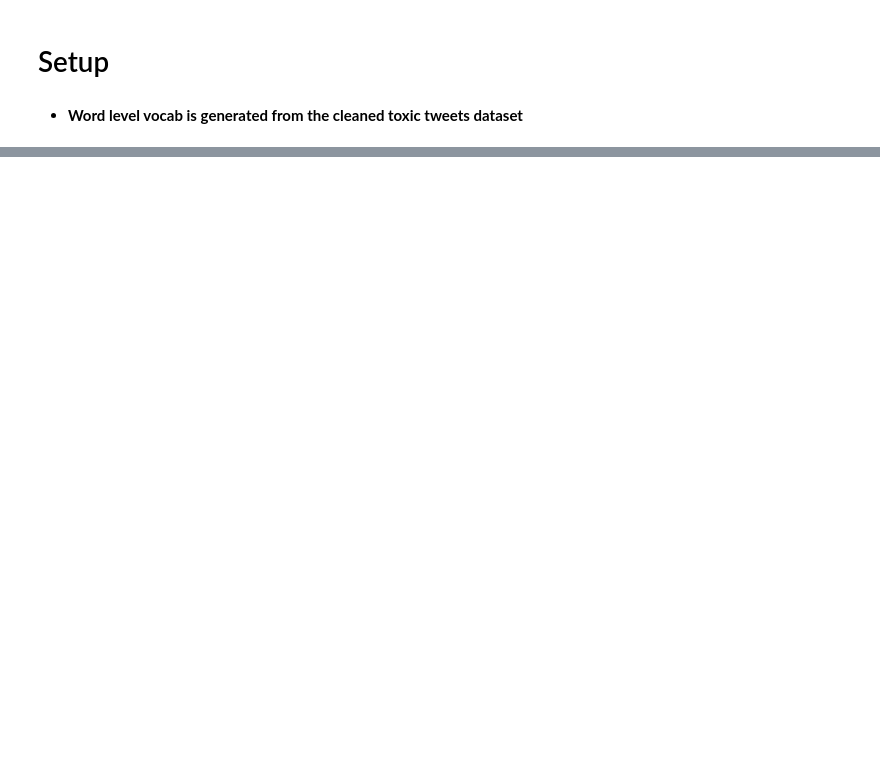
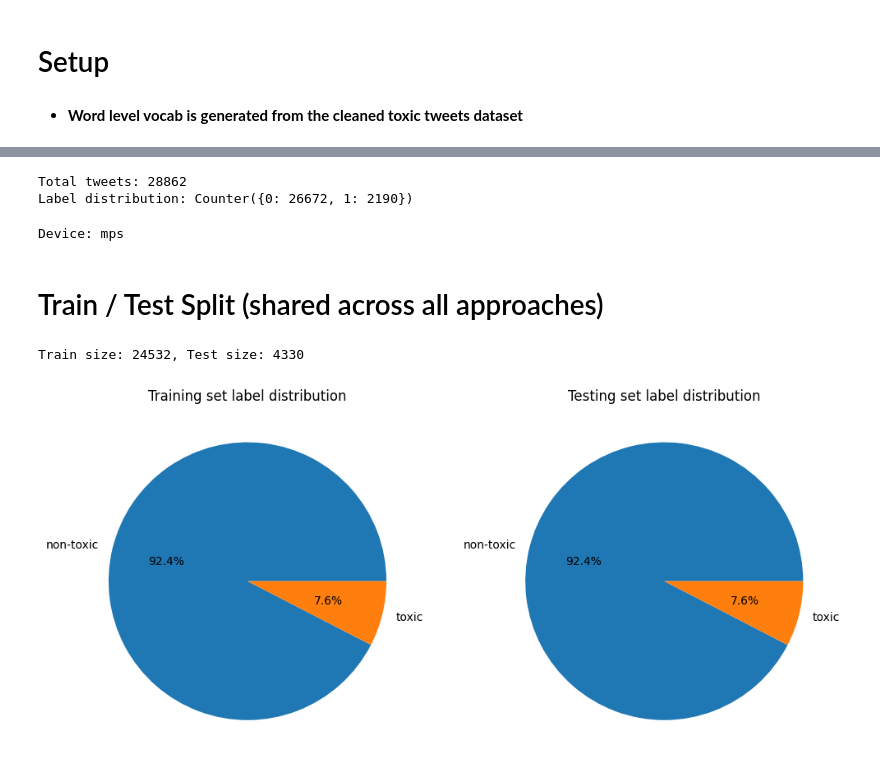
Before and after one commit to anasnofal/worshop_3, a Jupyter notebook: Text-Classification-RNN.ipynb, the cells around one changed output, grey strips where cells are left out. Saved outputs shown, nothing was run; the diff lists cells and outputs as text; code cells hidden in the pictures; blank space fills up the shorter version.

```diff
--- a/Text-Classification-RNN.ipynb
+++ b/Text-Classification-RNN.ipynb
@@ -366,0 +48,40 @@ As seen in the training history plot, the model may suffer from overfitting, thi
+# %%
+tweets = dataset["clean_text"].astype(str).tolist()
+labels = dataset["label"].tolist()
+
+print(f"Total tweets: {len(tweets)}")
+print(f"Label distribution: {Counter(labels)}")
+# %% [output]
+Total tweets: 28862
+Label distribution: Counter({0: 26672, 1: 2190})
+# %%
+device = torch.device('mps' if torch.backends.mps.is_available() else 'cpu')
+print(f"Device: {device}")
+# %% [output]
+Device: mps
+# %% [markdown]
+# Train / Test Split (shared across all approaches)
+# %%
+X_train_text, X_test_text, y_train, y_test = train_test_split(
+    tweets, labels, stratify=labels, test_size=0.15, random_state=42
+)
+
+print(f"Train size: {len(X_train_text)}, Test size: {len(X_test_text)}")
+# %% [output]
+Train size: 24532, Test size: 4330
+# %%
+fig, (ax1, ax2) = plt.subplots(figsize=(12, 10), ncols=2)
+
+train_dist = Counter(y_train)
+test_dist = Counter(y_test)
+label_names = ["non-toxic", "toxic"]
+
+ax1.pie(x=[train_dist[0], train_dist[1]], labels=label_names, autopct='%1.1f%%')
+ax2.pie(x=[test_dist[0], test_dist[1]], labels=label_names, autopct='%1.1f%%')
+
+ax1.set_title("Training set label distribution")
+ax2.set_title("Testing set label distribution")
+
+plt.show()
+# %% [output]
+[figure, added]
```
Also changed, not shown: parts of 60 cells of this notebook, 1 other file.
